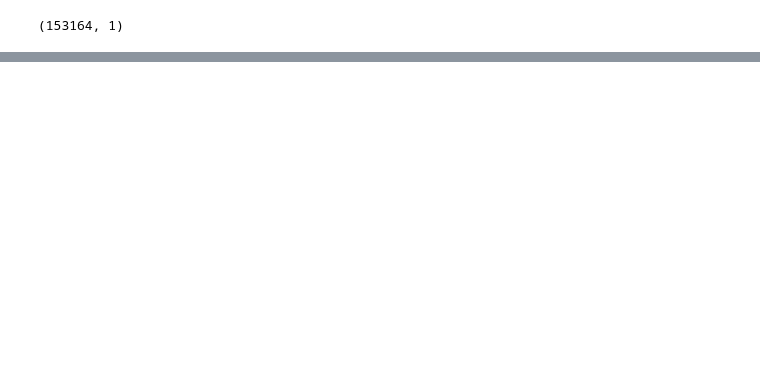
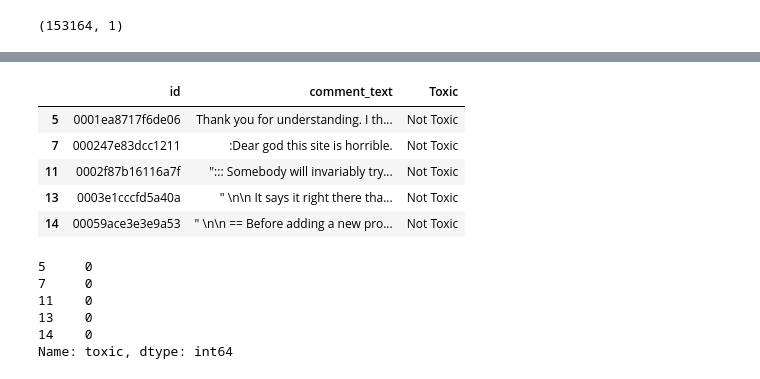
Before and after one commit to rajanant49/Glove-Toxic-Comments-Classification, a Jupyter notebook: glove-toxic-comments-classification.ipynb, the cells around one changed output, grey strips where cells are left out. Saved outputs shown, nothing was run; the diff lists cells and outputs as text; code cells hidden in the pictures; blank space fills up the shorter version.

```diff
--- a/glove-toxic-comments-classification.ipynb
+++ b/glove-toxic-comments-classification.ipynb
@@ -300,0 +345,19 @@ test_df[['comment_text','Toxic']].head(20)
+# %%
+test_df.head()
+# %% [output]
+|  | id | comment_text | Toxic |
+| 5 | 0001ea8717f6de06 | Thank you for understanding. I th... | Not Toxic |
+| 7 | 000247e83dcc1211 | :Dear god this site is horrible. | Not Toxic |
+| 11 | 0002f87b16116a7f | "::: Somebody will invariably try... | Not Toxic |
+| 13 | 0003e1cccfd5a40a | " \n\n It says it right there tha... | Not Toxic |
+| 14 | 00059ace3e3e9a53 | " \n\n == Before adding a new pro... | Not Toxic |
+# %%
+y_test=y_test['toxic']
+y_test.head()
+# %% [output]
+5     0
+7     0
+11    0
+13    0
+14    0
+Name: toxic, dtype: int64
```
Also changed, not shown: parts of 16 cells of this notebook.
